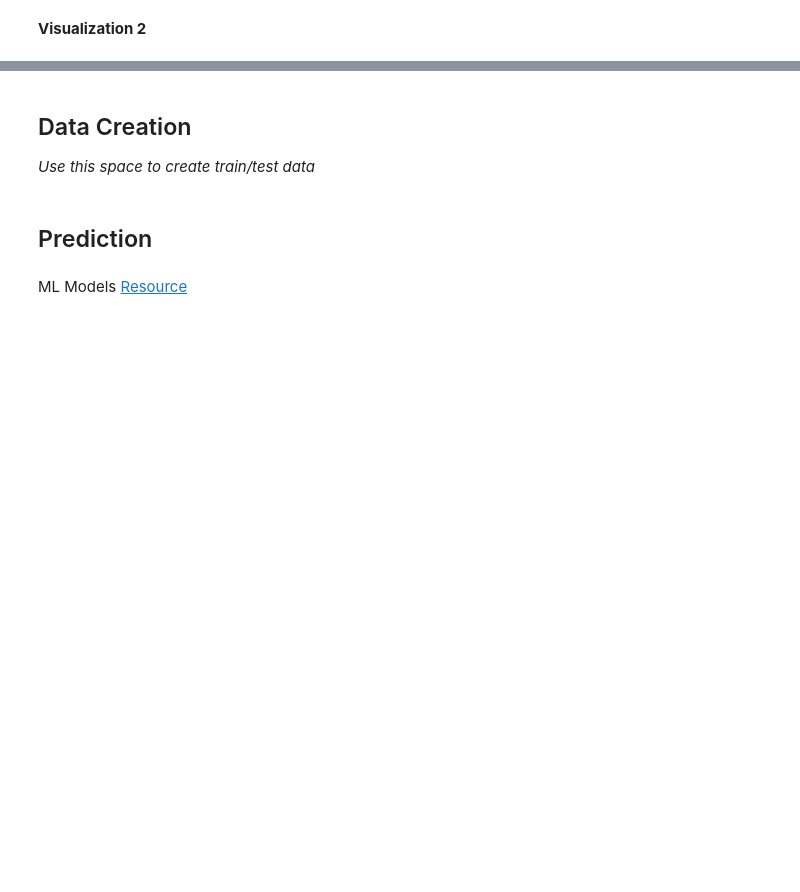
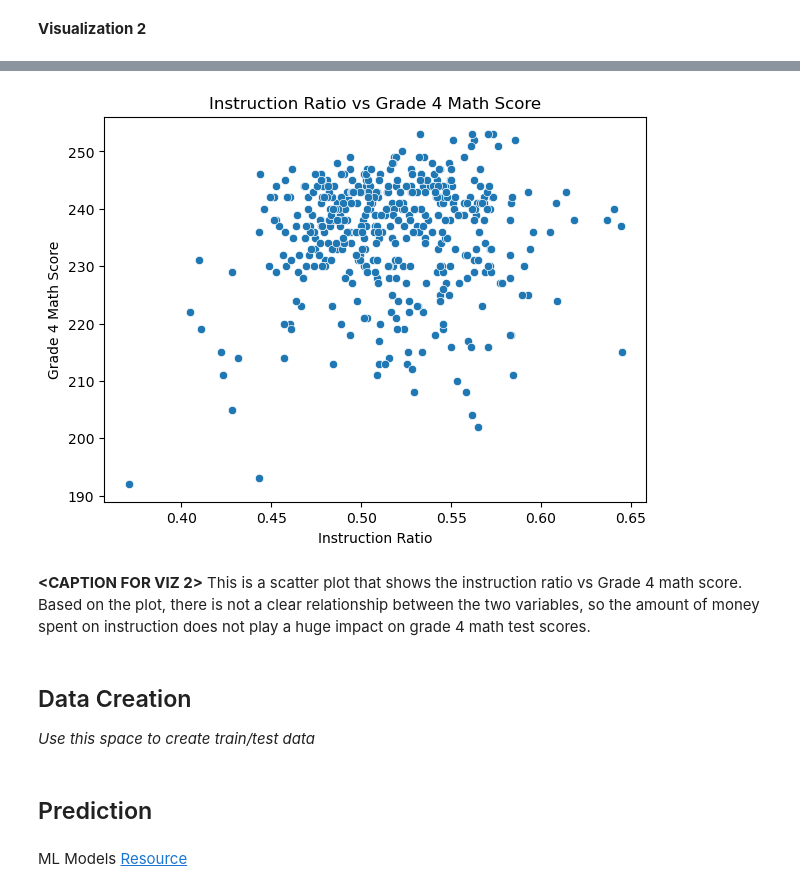
Before and after one commit to vmey1/MDST-Tutorial, a Jupyter notebook: checkpoint1.ipynb, the cells around one changed output, grey strips where cells are left out. Drawn from its saved outputs; the diff is of its cells as text; code cells hidden in the pictures; blank space fills up the shorter version.

```diff
--- a/checkpoint1.ipynb
+++ b/checkpoint1.ipynb
@@ -142,3 +159,17 @@ Investigate the relationship between your chosen response variable and at least
+# %%
+# @@@ 7
+
+plt.figure(figsize=(7,5))
+sns.scatterplot(x="instruction_ratio", y="AVG_MATH_4_SCORE", data=df)
+plt.title("Instruction Ratio vs Grade 4 Math Score")
+plt.xlabel("Instruction Ratio")
+plt.ylabel("Grade 4 Math Score")
+plt.show()
+# %% [output]
+[figure, added]
+# %% [markdown]
+**<CAPTION FOR VIZ 2>**
+This is a scatter plot that shows the instruction ratio vs Grade 4 math score. Based on the plot, there is not a clear relationship between the two variables, so the amount of money spent on instruction does not play a huge impact on grade 4 math test scores.
 # %% [markdown]
 <h2> Data Creation </h2>
 
```
Also changed, not shown: parts of 22 cells of this notebook.
